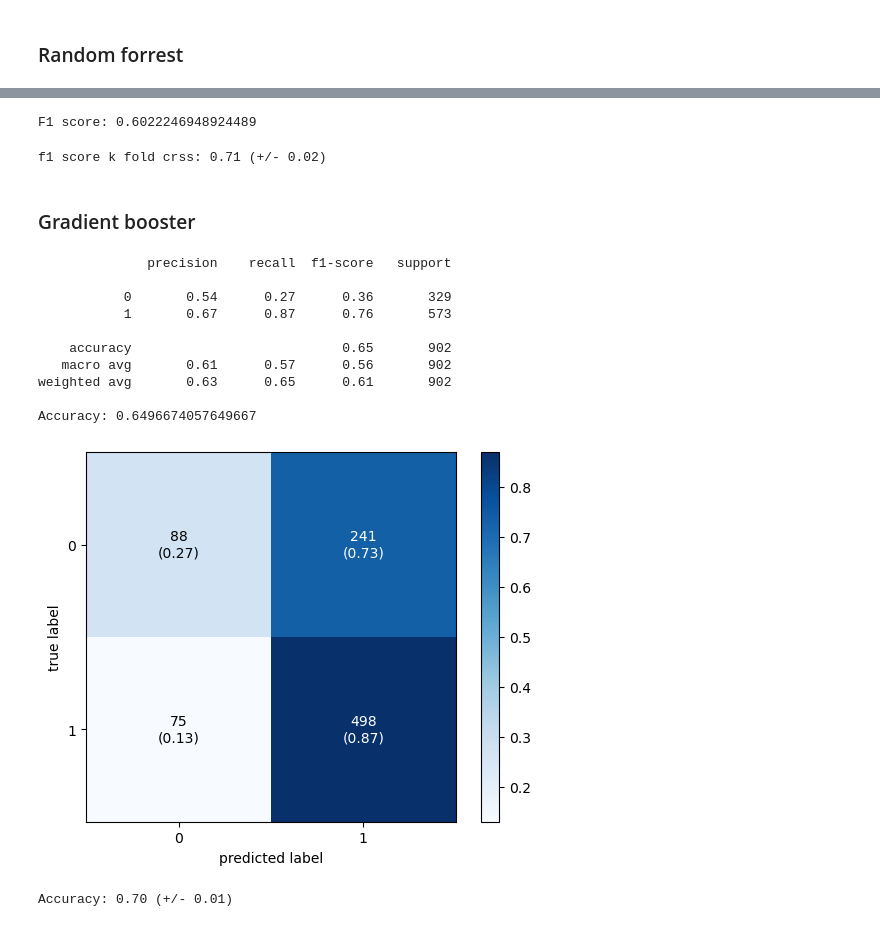
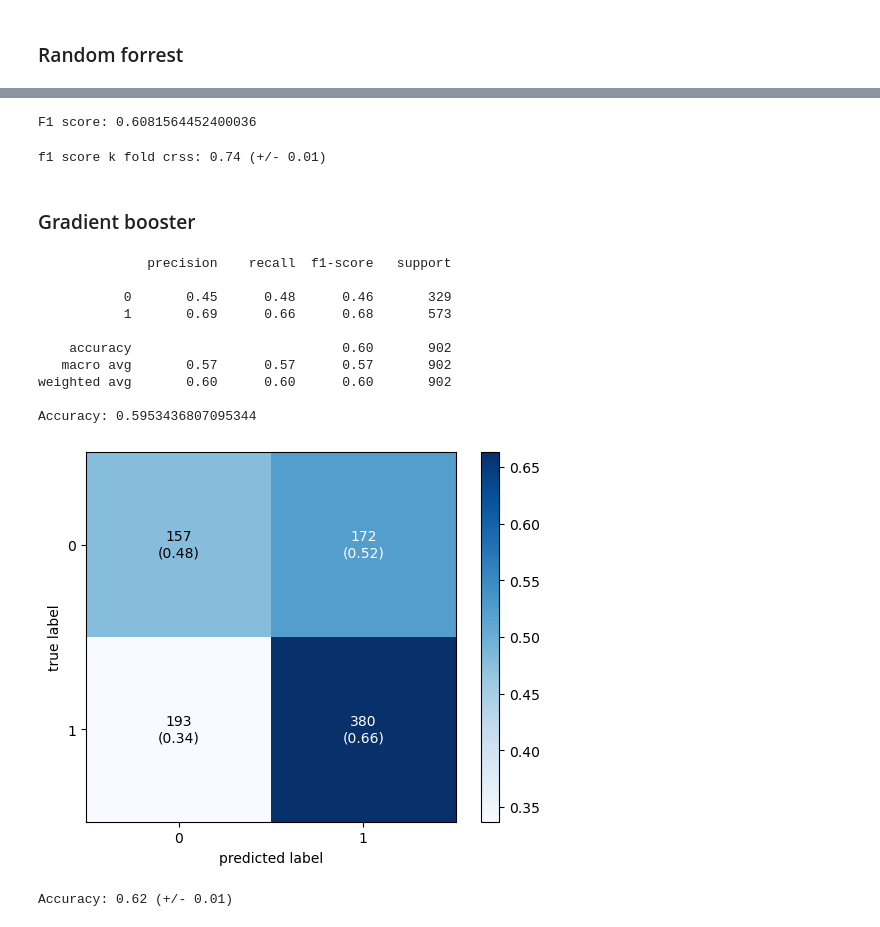
Before and after one commit to BarresHamersS/Fake_News_Classification, a Jupyter notebook: Notebooks/Liar_Results.ipynb, the cells around one changed output, grey strips where cells are left out. Saved outputs shown, nothing was run; the diff lists cells and outputs as text; code cells hidden in the pictures.

```diff
--- a/Notebooks/Liar_Results.ipynb
+++ b/Notebooks/Liar_Results.ipynb
@@ -303,0 +388,7 @@ Index(['Unnamed: 0', 'json_id', 'claim', 'object',
+# %%
+from pipe_line import pos_tags
+for tag in pos_tags:
+    col_name = f'pos_{tag}'
+    Liar_computed[col_name] = Liar_computed['input_vector_pos'].apply(lambda x: x[pos_tags.index(tag)] if tag in pos_tags else 0)
+Liar_computed.columns
+#Liar_computed.head()
@@ -384,21 +495,27 @@ from sklearn.utils.class_weight import compute_sample_weight
 features = ['flesch_kincaid_reading_ease', 'compressed_size', 'vader_neg', 'vader_neu', 'vader_pos', 'vader_compound','num_entities']#,'pos label']
 features3 = ['flesch_kincaid_reading_ease', 'compressed_size', 'vader_pos', 'num_entities', 'pos_NOUN', 'pos_ADJ', 'pos_VERB', 'pos_ADV']
 features4 = ['flesch_kincaid_reading_ease', 'compressed_size', 'vader_pos', 'num_entities','pos_NOUN', 'pos_ADJ',
-       'pos_VERB', 'pos_ADV', 'pos_ADP', 'pos_AUX', 'pos_CONJ', 'pos_CCONJ',
+       'pos_VERB', 'pos_ADV', 'pos_ADP', 'pos_AUX', 'pos_CCONJ',
        'pos_DET', 'pos_INTJ', 'pos_NUM', 'pos_PART', 'pos_PRON', 'pos_PROPN',
        'pos_PUNCT', 'pos_SCONJ', 'pos_SYM', 'pos_X']
+features5 = ['flesch_kincaid_reading_ease', 'compressed_size', 'num_entities','pos_NOUN', 'pos_ADJ',
+       'pos_VERB', 'pos_ADV', 'pos_ADP', 'pos_AUX', 'pos_CCONJ',
+       'pos_DET', 'pos_NUM', 'pos_PART', 'pos_PROPN',
+       'pos_PUNCT', 'pos_SCONJ']
 # %%
-X = filtered_df[features4]
+from imblearn.over_sampling import RandomOverSampler
+X = filtered_df[features5]
 
 y = filtered_df['binary label']
 
-
 X_train, X_test, y_train, y_test = train_test_split(X, y, test_size=0.2, random_state=42)
 
-sm = SMOTE(random_state=42)
-X_train_res, y_train_res = sm.fit_resample(X_train, y_train)
+
+ros = RandomOverSampler(random_state=42)
+X_train_resampled, y_train_resampled = ros.fit_resample(X_train, y_train)
+
 
 # Scale the features and normalize the data
 scaler = StandardScaler()
-X_train_res_scaled = scaler.fit_transform(X_train_res)
-X_test_res_scaled = scaler.transform(X_test)
+X_train_res_scaled = scaler.fit_transform(X_train_resampled)
+X_test_scaled = scaler.transform(X_test)
@@ -406,8 +537,8 @@ X_test_res_scaled = scaler.transform(X_test)
 ### Random forrest
 # %%
 clf = RandomForestClassifier(n_estimators=100, random_state=42)
-clf.fit(X_train_res_scaled, y_train_res)
-y_pred = clf.predict(X_test_res_scaled)
+clf.fit(X_train_res_scaled, y_train_resampled)
+y_pred = clf.predict(X_test_scaled)
 
 accuracy = accuracy_score(y_test, y_pred)
 print('Accuracy:', accuracy)
@@ -429,65 +560,65 @@ Accuracy: 0.6319290465631929
-# %%
-from sklearn.metrics import f1_score
-
-y_pred = clf.predict(X_test_res_scaled)
-f1 = f1_score(y_test, y_pred, average='weighted')
-print('F1 score:', f1)
-# %% [output]
-F1 score: 0.6022246948924489
+# %%
+from sklearn.metrics import f1_score
+
+y_pred = clf.predict(X_test_scaled)
+f1 = f1_score(y_test, y_pred, average='weighted')
+print('F1 score:', f1)
+# %% [output]
+F1 score: 0.6081564452400036
 # %%
-kfold = KFold(n_splits=10, shuffle=True, random_state=42)
+kfold = KFold(n_splits=5, shuffle=True, random_state=42)
 
-scores = cross_val_score(clf, X_train_res_scaled, y_train_res, cv=kfold, scoring='f1_macro')
+scores = cross_val_score(clf, X_train_res_scaled, y_train_resampled, cv=kfold, scoring='f1_macro')
 
 print("f1 score k fold crss: %0.2f (+/- %0.2f)" % (scores.mean(), scores.std()))
 # %% [output]
-f1 score k fold crss: 0.71 (+/- 0.02)
+f1 score k fold crss: 0.74 (+/- 0.01)
 # %% [markdown]
 ### Gradient  booster
 # %%
 from sklearn.ensemble import GradientBoostingClassifier
 from sklearn.metrics import classification_report
 
 # Instantiate the model with hyperparameters
 gb_clf = GradientBoostingClassifier(n_estimators=100, learning_rate=0.1, max_depth=3, random_state=42)
 
 # Fit the model to the training data
-gb_clf.fit(X_train_res_scaled, y_train_res)
+gb_clf.fit(X_train_res_scaled, y_train_resampled)
 
 # Predict on the test data
-y_pred = gb_clf.predict(X_test_res_scaled)
+y_pred = gb_clf.predict(X_test_scaled)
 
 # Print classification report and confusion matrix
 print(classification_report(y_test, y_pred))
 
 cm_3 =confusion_matrix(y_test, y_pred)
 fig, ax = plot_confusion_matrix(conf_mat=cm_3,
                                 show_absolute=True,
                                 show_normed=True,
                                 colorbar=True)
 
 accuracy = accuracy_score(y_test, y_pred)
 print('Accuracy:', accuracy)
 # %% [output]
               precision    recall  f1-score   support
 
-           0       0.54      0.27      0.36       329
-           1       0.67      0.87      0.76       573
+           0       0.45      0.48      0.46       329
+           1       0.69      0.66      0.68       573
 
-    accuracy                           0.65       902
-   macro avg       0.61      0.57      0.56       902
-weighted avg       0.63      0.65      0.61       902
+    accuracy                           0.60       902
+   macro avg       0.57      0.57      0.57       902
+weighted avg       0.60      0.60      0.60       902
 
-Accuracy: 0.6496674057649667
+Accuracy: 0.5953436807095344
-[figure, old version]
+[figure, new version]
 # %%
 kfold = KFold(n_splits=5, shuffle=True, random_state=42)
 
-scores = cross_val_score(gb_clf, X_train_res_scaled, y_train_res, cv=kfold, scoring='accuracy')
+scores = cross_val_score(gb_clf, X_train_res_scaled, y_train_resampled, cv=kfold, scoring='accuracy')
 
 print("Accuracy: %0.2f (+/- %0.2f)" % (scores.mean(), scores.std()))
 # %% [output]
-Accuracy: 0.70 (+/- 0.01)
+Accuracy: 0.62 (+/- 0.01)
 # %%
 from sklearn.metrics import f1_score
 
```
Also changed, not shown: parts of 42 cells of this notebook, 4 other files.
